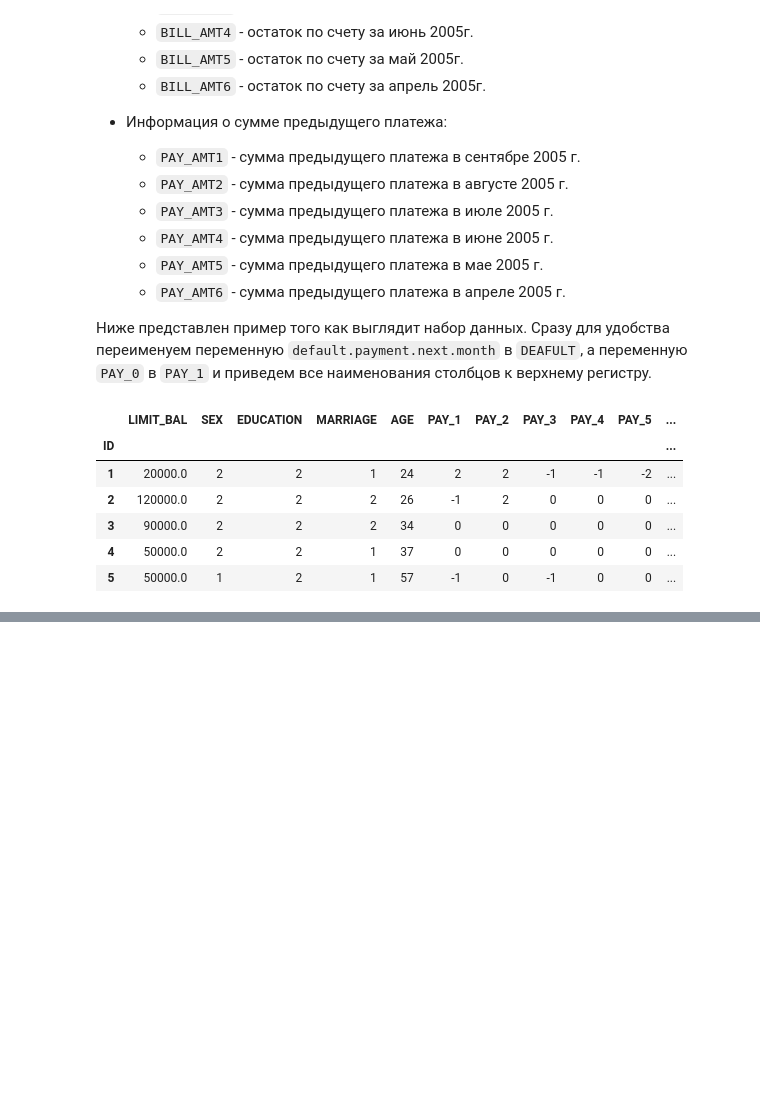
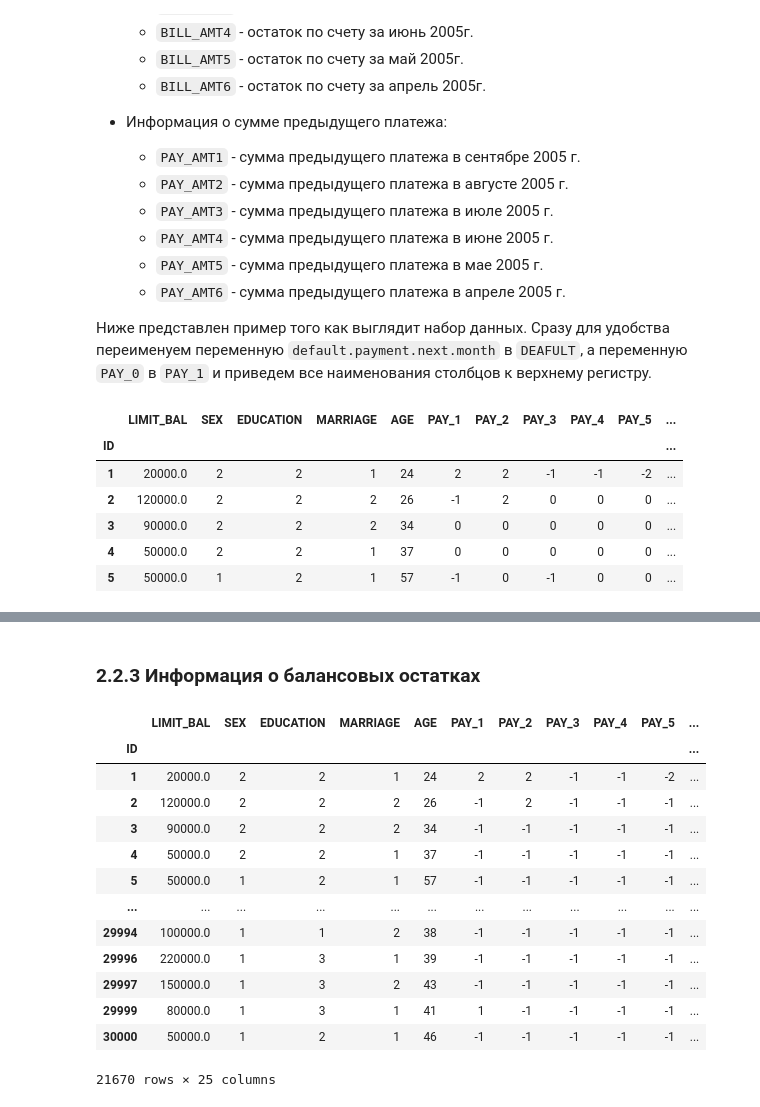
Before and after one commit to TheDrunkenBear/data-analytics-portfolio, a Jupyter notebook: models/default_of_credit_card_clients_dataset.ipynb, the cells around one changed output, grey strips where cells are left out. Cells and saved outputs as stored; diff of their text form; code cells hidden in the pictures; blank space fills up the shorter version.

Commit message:
feat: Добавлен блок очистки данных (DRAFT)

```diff
--- a/models/default_of_credit_card_clients_dataset.ipynb
+++ b/models/default_of_credit_card_clients_dataset.ipynb
@@ -68,0 +136,8 @@ df.head()
+# %%
+print("Изначальный объем набора данных:", len(df))
+# Объединим группы 5, 6 и 0 для образования
+df["EDUCATION"] = df["EDUCATION"].replace({0: 5, 6: 5})
+
+# Группу с неизвестным нам полом удалим из выборки
+df = df.drop(df[df["MARRIAGE"] == 0].index)
+print("Конечный объем набора данных:", len(df))
@@ -68,0 +150,3 @@ df.head()
+# %%
+status_payments_cols = [f"PAY_{i}" for i in range(1, 7, 1)]
+df[status_payments_cols].describe(percentiles=[.01, .05, .5, .95, .99])
@@ -68,0 +177,24 @@ df.head()
+# %%
+# Платежная дисциплина
+df["PAYMENT_PATTERN"] = df[status_payments_cols].astype(str).replace({"-2": "-", "-1": "A", "0": "M"}).sum(axis=1)
+df[status_payments_cols] = df[status_payments_cols].replace({0: -1})
+# %% [markdown]
+### 2.2.3 Информация о балансовых остатках
+# %%
+bill_amt_cols = [f"BILL_AMT{i}" for i in range(1, 7, 1)]
+df[df["PAY_3"] == -1]
+# %% [output]
+|  | LIMIT_BAL | SEX | EDUCATION | MARRIAGE | AGE | PAY_1 | PAY_2 | PAY_3 | PAY_4 | PAY_5 | ... |
+| ID |  |  |  |  |  |  |  |  |  |  | ... |
+| 1 | 20000.0 | 2 | 2 | 1 | 24 | 2 | 2 | -1 | -1 | -2 | ... |
+| 2 | 120000.0 | 2 | 2 | 2 | 26 | -1 | 2 | -1 | -1 | -1 | ... |
+| 3 | 90000.0 | 2 | 2 | 2 | 34 | -1 | -1 | -1 | -1 | -1 | ... |
+| 4 | 50000.0 | 2 | 2 | 1 | 37 | -1 | -1 | -1 | -1 | -1 | ... |
+| 5 | 50000.0 | 1 | 2 | 1 | 57 | -1 | -1 | -1 | -1 | -1 | ... |
+| ... | ... | ... | ... | ... | ... | ... | ... | ... | ... | ... | ... |
+| 29994 | 100000.0 | 1 | 1 | 2 | 38 | -1 | -1 | -1 | -1 | -1 | ... |
+| 29996 | 220000.0 | 1 | 3 | 1 | 39 | -1 | -1 | -1 | -1 | -1 | ... |
+| 29997 | 150000.0 | 1 | 3 | 2 | 43 | -1 | -1 | -1 | -1 | -1 | ... |
+| 29999 | 80000.0 | 1 | 3 | 1 | 41 | 1 | -1 | -1 | -1 | -1 | ... |
+| 30000 | 50000.0 | 1 | 2 | 1 | 46 | -1 | -1 | -1 | -1 | -1 | ... |
+21670 rows × 25 columns
```
Also changed, not shown: parts of 13 cells of this notebook.
